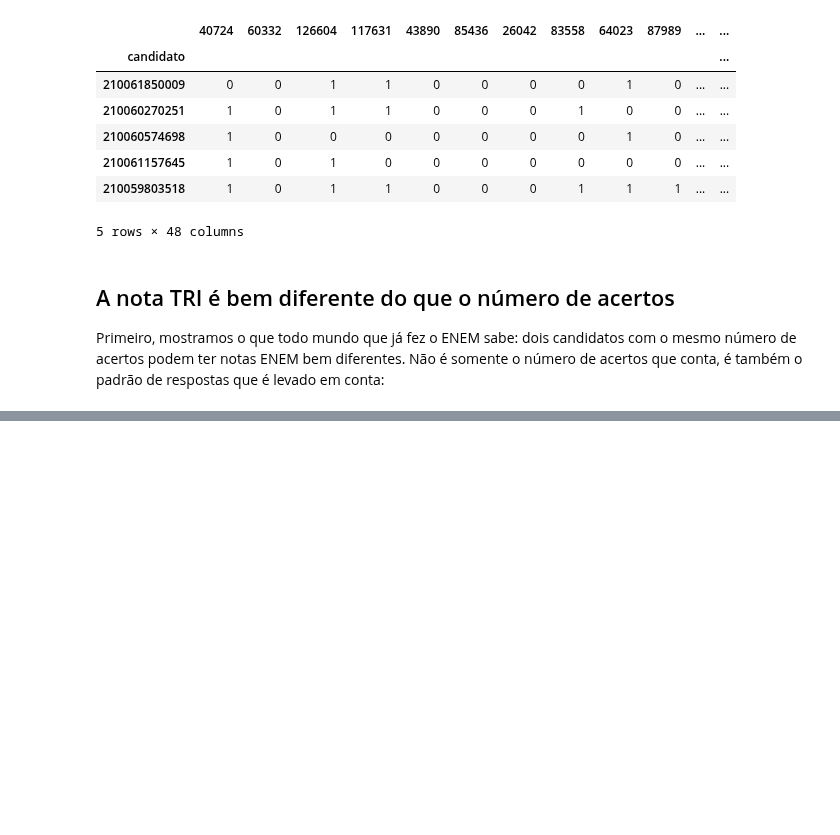
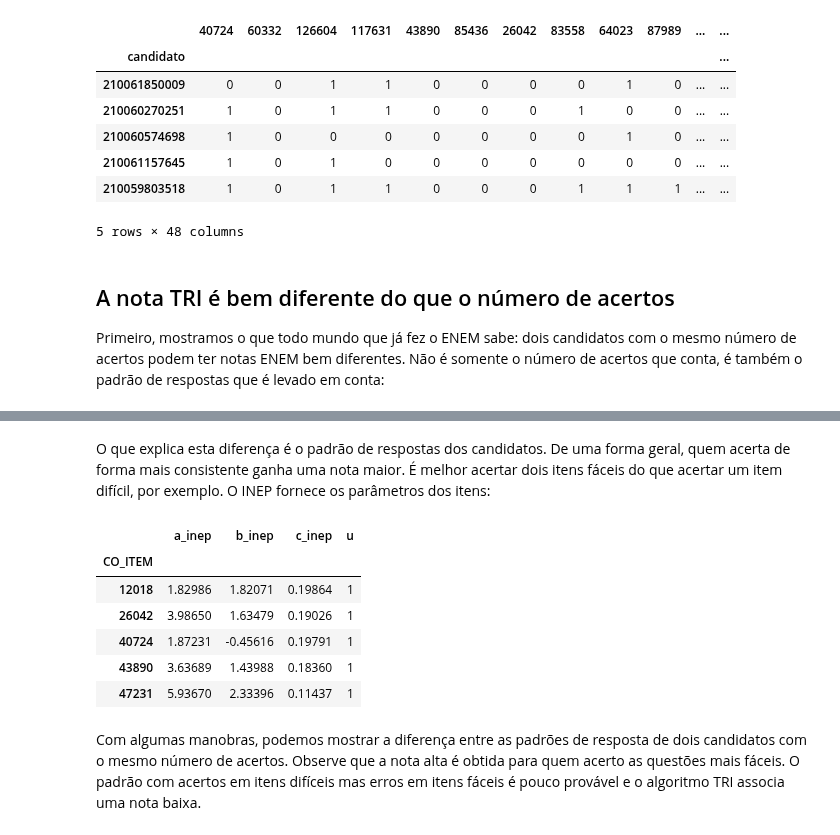
Before and after one commit to atp/enem, a Jupyter notebook: _sources/TRI.ipynb, the cells around one changed output, grey strips where cells are left out. Cells and saved outputs as stored; diff of their text form; code cells hidden in the pictures; blank space fills up the shorter version.

```diff
--- a/_sources/TRI.ipynb
+++ b/_sources/TRI.ipynb
@@ -56,0 +73,15 @@ df.plot(kind='scatter',x='acertos',y='nota_inep')
+# %% [markdown]
+O que explica esta diferença é o padrão de respostas dos candidatos. De uma forma geral, quem acerta de forma mais consistente ganha uma nota maior. É melhor acertar dois itens fáceis do que acertar um item difícil, por exemplo. O INEP fornece os parâmetros dos itens:
+# %%
+params = params_inep(caderno)
+params[:5]
+# %% [output]
+|  | a_inep | b_inep | c_inep | u |
+| CO_ITEM |  |  |  |  |
+| 12018 | 1.82986 | 1.82071 | 0.19864 | 1 |
+| 26042 | 3.98650 | 1.63479 | 0.19026 | 1 |
+| 40724 | 1.87231 | -0.45616 | 0.19791 | 1 |
+| 43890 | 3.63689 | 1.43988 | 0.18360 | 1 |
+| 47231 | 5.93670 | 2.33396 | 0.11437 | 1 |
+# %% [markdown]
+Com algumas manobras, podemos mostrar a diferença entre as padrões de resposta de dois candidatos com o mesmo número de acertos. Observe que a nota alta é obtida para quem acerto as questões mais fáceis. O padrão com acertos em itens difíceis mas erros em itens fáceis é pouco provável e o algoritmo TRI associa uma nota baixa.
```
Also changed, not shown: parts of 6 cells of this notebook, 4 other files.
